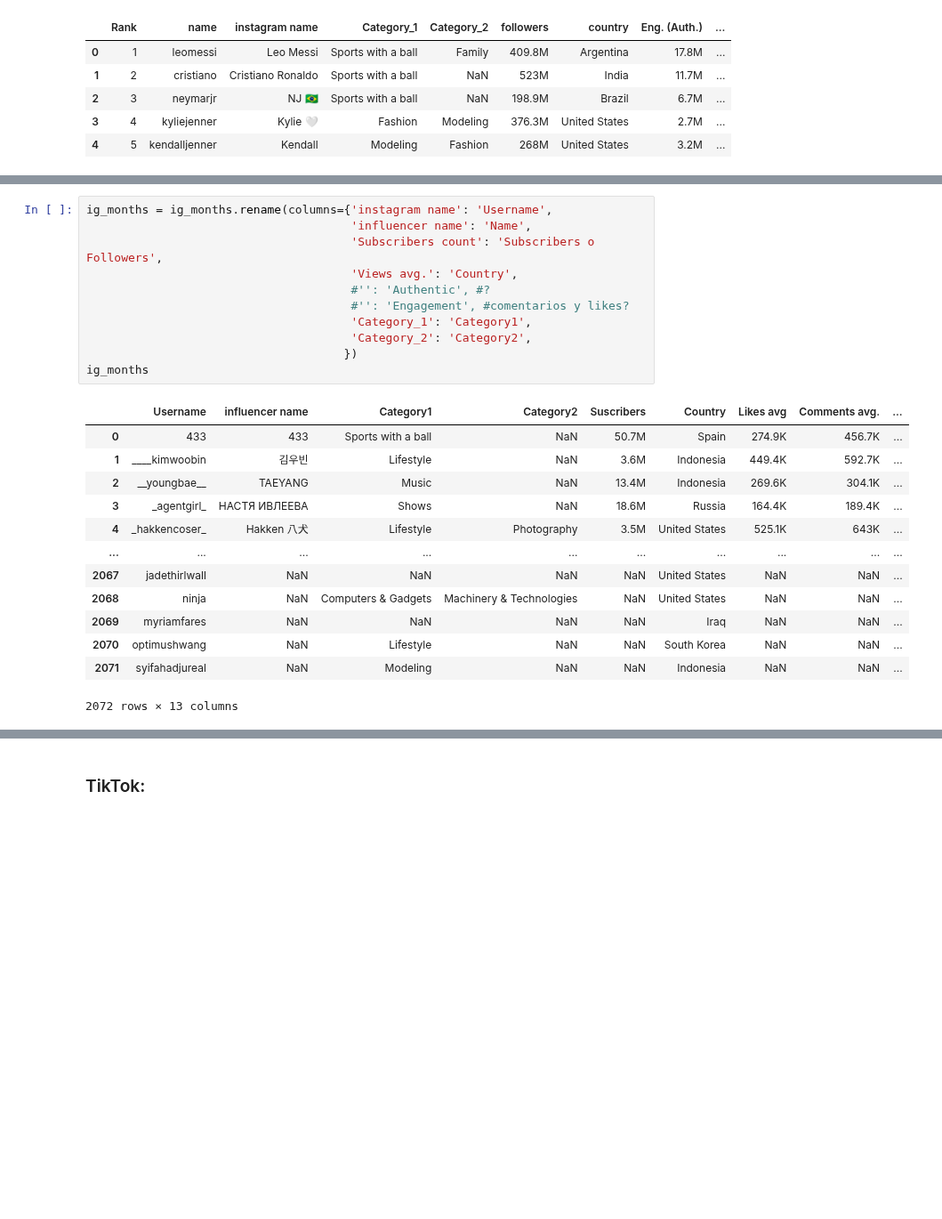
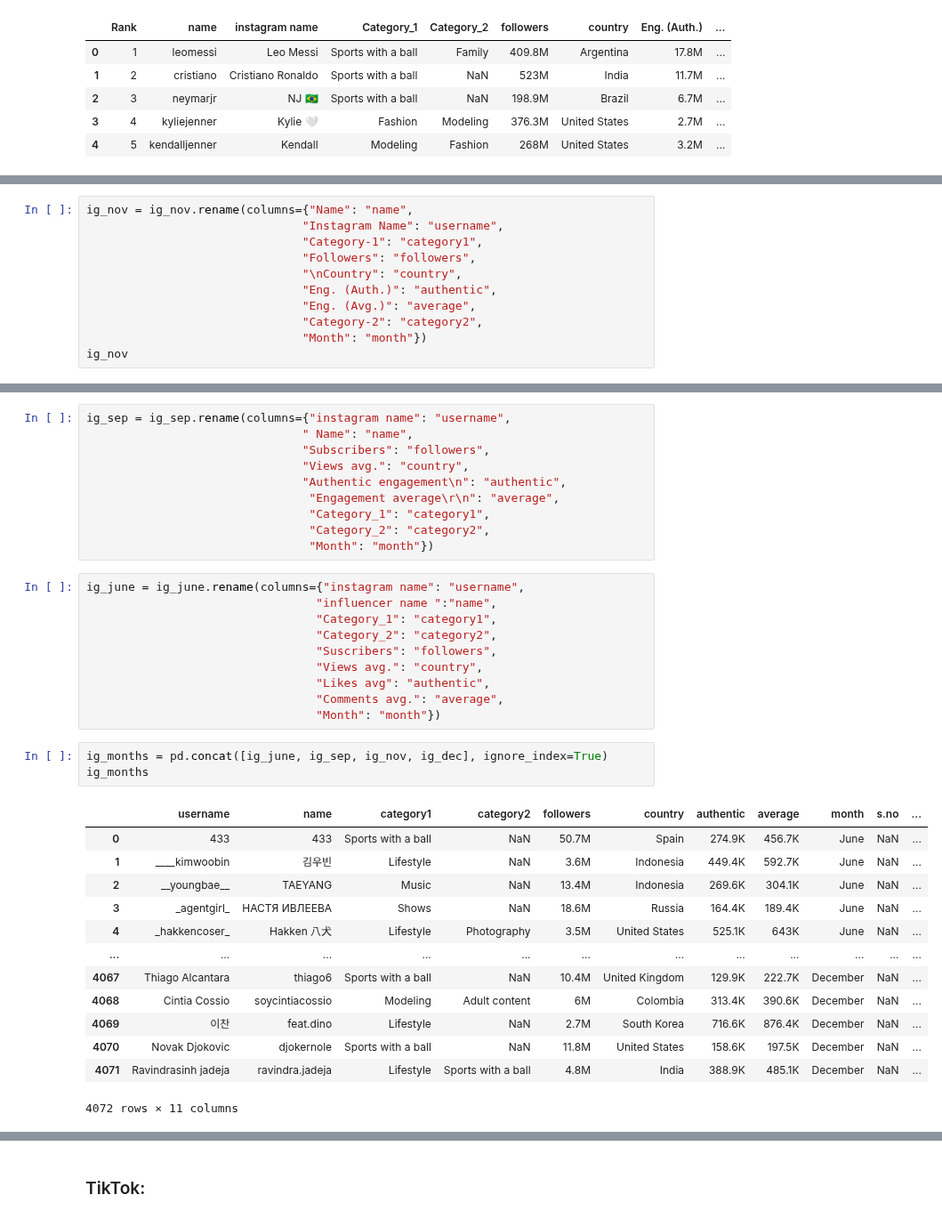
Before and after one commit to MarioChvx/ciencia_de_datos_PAMBAZO, a Jupyter notebook: proyectos/Proyecto4/socialnetworks.ipynb, the cells around one changed output, grey strips where cells are left out. Shown at 89% size. Cells and saved outputs as stored; diff of their text form; blank space fills up the shorter version.

Commit message:
Union de datos instagram Todos los meses se encuentran en ig_months. Obtener el promedio de seguidores aún no queda

```diff
--- a/proyectos/Proyecto4/socialnetworks.ipynb
+++ b/proyectos/Proyecto4/socialnetworks.ipynb
@@ -188,0 +181,11 @@ ig_months
+# %%
+ig_nov = ig_nov.rename(columns={"Name": "name",
+                               "Instagram Name": "username",
+                               "Category-1": "category1",
+                               "Followers": "followers",
+                               "\nCountry": "country",
+                               "Eng. (Auth.)": "authentic",
+                               "Eng. (Avg.)": "average",
+                               "Category-2": "category2",
+                               "Month": "month"})
+ig_nov
@@ -189,28 +206,40 @@ ig_months
+# %%
+ig_sep = ig_sep.rename(columns={"instagram name": "username",
+                               " Name": "name",
+                               "Subscribers": "followers",
+                               "Views avg.": "country",
+                               "Authentic engagement\n": "authentic",
+                                "Engagement average\r\n": "average",
+                                "Category_1": "category1",
+                                "Category_2": "category2",
+                                "Month": "month"})
+# %%
+ig_june = ig_june.rename(columns={"instagram name": "username",
+                                 "influencer name ":"name",
+                                 "Category_1": "category1",
+                                 "Category_2": "category2",
+                                 "Suscribers": "followers",
+                                 "Views avg.": "country",
+                                 "Likes avg": "authentic",
+                                 "Comments avg.": "average",
+                                 "Month": "month"})
 # %%
-ig_months = ig_months.rename(columns={'instagram name': 'Username',
-                                      'influencer name': 'Name',
-                                      'Subscribers count': 'Subscribers o Followers',
-                                      'Views avg.': 'Country',
-                                      #'': 'Authentic', #?
-                                      #'': 'Engagement', #comentarios y likes?
-                                      'Category_1': 'Category1',
-                                      'Category_2': 'Category2',
-                                     })
+ig_months = pd.concat([ig_june, ig_sep, ig_nov, ig_dec], ignore_index=True)
 ig_months
 # %% [output]
-|  | Username | influencer name | Category1 | Category2 | Suscribers | Country | Likes avg | Comments avg. | ... |
-| 0 | 433 | 433 | Sports with a ball | NaN | 50.7M | Spain | 274.9K | 456.7K | ... |
-| 1 | ____kimwoobin | 김우빈 | Lifestyle | NaN | 3.6M | Indonesia | 449.4K | 592.7K | ... |
-| 2 | __youngbae__ | TAEYANG | Music | NaN | 13.4M | Indonesia | 269.6K | 304.1K | ... |
-| 3 | _agentgirl_ | НАСТЯ ИВЛЕЕВА | Shows | NaN | 18.6M | Russia | 164.4K | 189.4K | ... |
-| 4 | _hakkencoser_ | Hakken 八犬 | Lifestyle | Photography | 3.5M | United States | 525.1K | 643K | ... |
-| ... | ... | ... | ... | ... | ... | ... | ... | ... | ... |
-| 2067 | jadethirlwall | NaN | NaN | NaN | NaN | United States | NaN | NaN | ... |
-| 2068 | ninja | NaN | Computers & Gadgets | Machinery & Technologies | NaN | United States | NaN | NaN | ... |
-| 2069 | myriamfares | NaN | NaN | NaN | NaN | Iraq | NaN | NaN | ... |
-| 2070 | optimushwang | NaN | Lifestyle | NaN | NaN | South Korea | NaN | NaN | ... |
-| 2071 | syifahadjureal | NaN | Modeling | NaN | NaN | Indonesia | NaN | NaN | ... |
+|  | username | name | category1 | category2 | followers | country | authentic | average | month | s.no | ... |
+| 0 | 433 | 433 | Sports with a ball | NaN | 50.7M | Spain | 274.9K | 456.7K | June | NaN | ... |
+| 1 | ____kimwoobin | 김우빈 | Lifestyle | NaN | 3.6M | Indonesia | 449.4K | 592.7K | June | NaN | ... |
+| 2 | __youngbae__ | TAEYANG | Music | NaN | 13.4M | Indonesia | 269.6K | 304.1K | June | NaN | ... |
+| 3 | _agentgirl_ | НАСТЯ ИВЛЕЕВА | Shows | NaN | 18.6M | Russia | 164.4K | 189.4K | June | NaN | ... |
+| 4 | _hakkencoser_ | Hakken 八犬 | Lifestyle | Photography | 3.5M | United States | 525.1K | 643K | June | NaN | ... |
+| ... | ... | ... | ... | ... | ... | ... | ... | ... | ... | ... | ... |
+| 4067 | Thiago Alcantara | thiago6 | Sports with a ball | NaN | 10.4M | United Kingdom | 129.9K | 222.7K | December | NaN | ... |
+| 4068 | Cintia Cossio | soycintiacossio | Modeling | Adult content | 6M | Colombia | 313.4K | 390.6K | December | NaN | ... |
+| 4069 | 이찬 | feat.dino | Lifestyle | NaN | 2.7M | South Korea | 716.6K | 876.4K | December | NaN | ... |
+| 4070 | Novak Djokovic | djokernole | Sports with a ball | NaN | 11.8M | United States | 158.6K | 197.5K | December | NaN | ... |
+| 4071 | Ravindrasinh jadeja | ravindra.jadeja | Lifestyle | Sports with a ball | 4.8M | India | 388.9K | 485.1K | December | NaN | ... |
-2072 rows × 13 columns
+4072 rows × 11 columns
 # %%
 ig_months.info()
 # %% [output]
```
Also changed, not shown: parts of 12 cells of this notebook.
